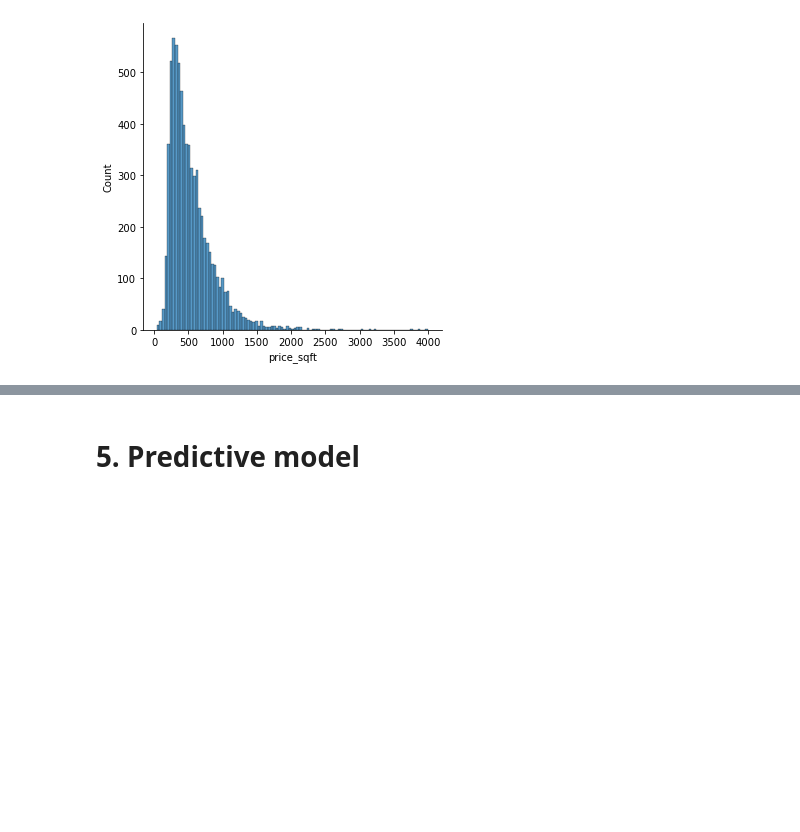
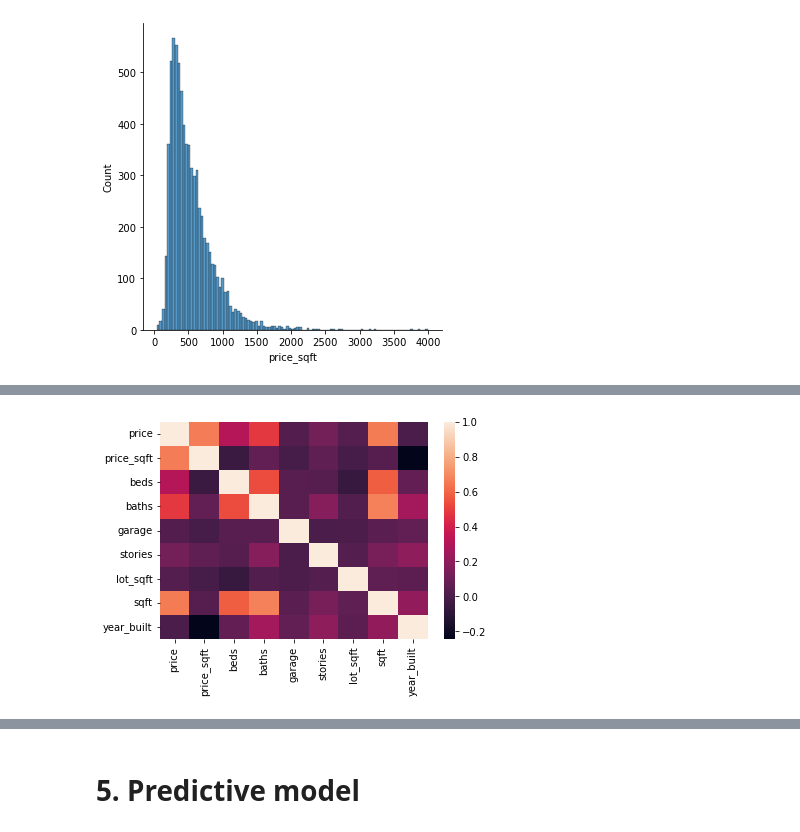
Before and after one commit to matsvdburg/Backup, a Jupyter notebook: Final Assignment - Mats van der Burg.ipynb, the cells around one changed output, grey strips where cells are left out. Saved outputs shown, nothing was run; the diff lists cells and outputs as text; code cells hidden in the pictures; blank space fills up the shorter version.

```diff
--- a/Final Assignment - Mats van der Burg.ipynb
+++ b/Final Assignment - Mats van der Burg.ipynb
@@ -500,0 +521,4 @@ sns.heatmap(df.corr());
+# %%
+sns.heatmap(ind_var.corr());
+# %% [output]
+[figure, added]
```
Also changed, not shown: parts of 73 cells of this notebook.
